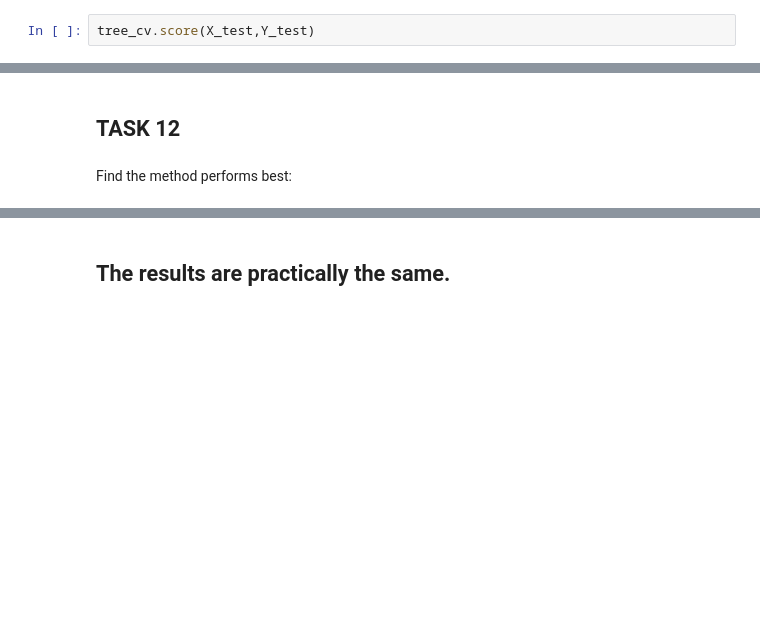
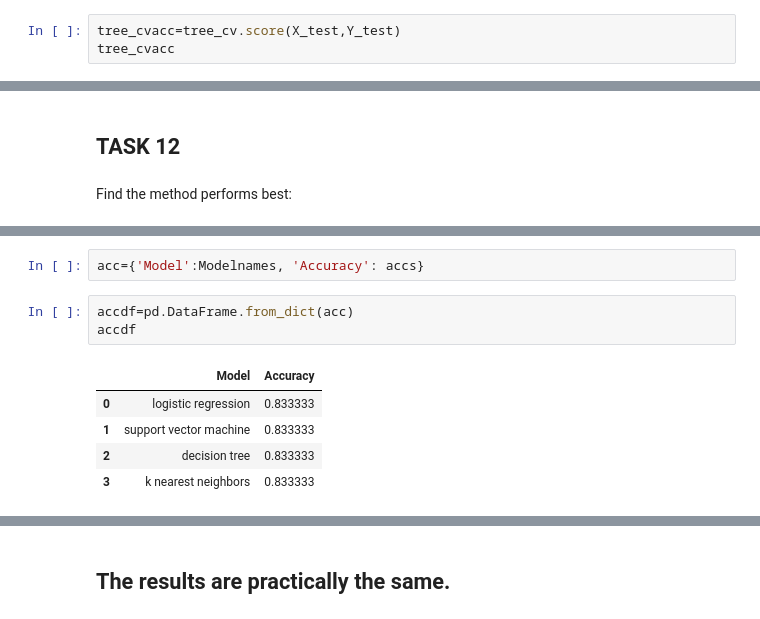
Before and after one commit to Amorovati/IBM_Data_Science_Capstone, a Jupyter notebook: SpaceX_Machine_Learning_Prediction_Part_5.ipynb, the cells around one changed output, grey strips where cells are left out. Drawn from its saved outputs; the diff is of its cells as text; blank space fills up the shorter version.

```diff
--- a/SpaceX_Machine_Learning_Prediction_Part_5.ipynb
+++ b/SpaceX_Machine_Learning_Prediction_Part_5.ipynb
@@ -291,7 +293,8 @@ accuracy : 0.8892857142857145
 # %% [markdown]
 Calculate the accuracy of tree_cv on the test data using the method <code>score</code>:
 # %%
-tree_cv.score(X_test,Y_test)
+tree_cvacc=tree_cv.score(X_test,Y_test)
+tree_cvacc
 # %% [output]
 0.8333333333333334
 # %% [markdown]
@@ -342,0 +357,11 @@ Find the method performs best:
+# %%
+acc={'Model':Modelnames, 'Accuracy': accs}
+# %%
+accdf=pd.DataFrame.from_dict(acc)
+accdf
+# %% [output]
+|  | Model | Accuracy |
+| 0 | logistic regression | 0.833333 |
+| 1 | support vector machine | 0.833333 |
+| 2 | decision tree | 0.833333 |
+| 3 | k nearest neighbors | 0.833333 |
```
Also changed, not shown: parts of 7 cells of this notebook.
